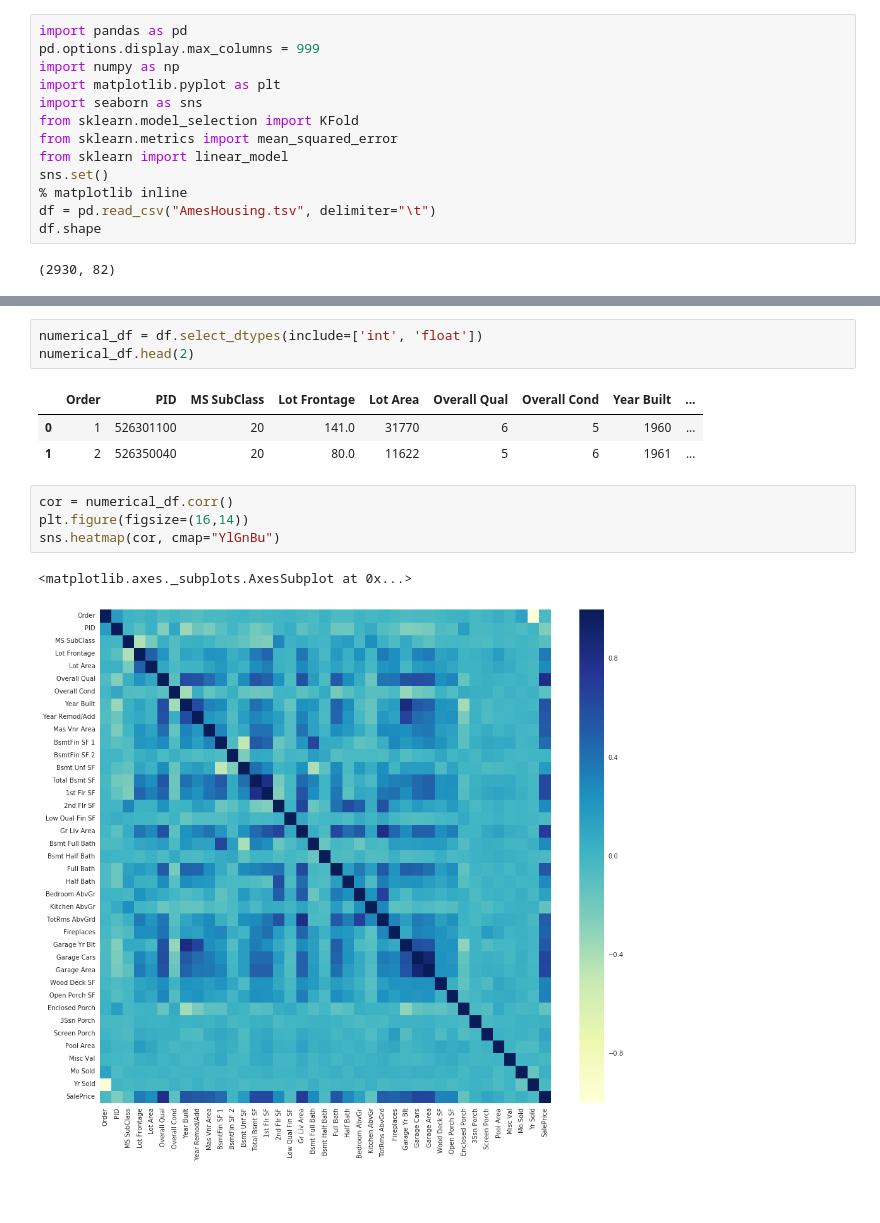
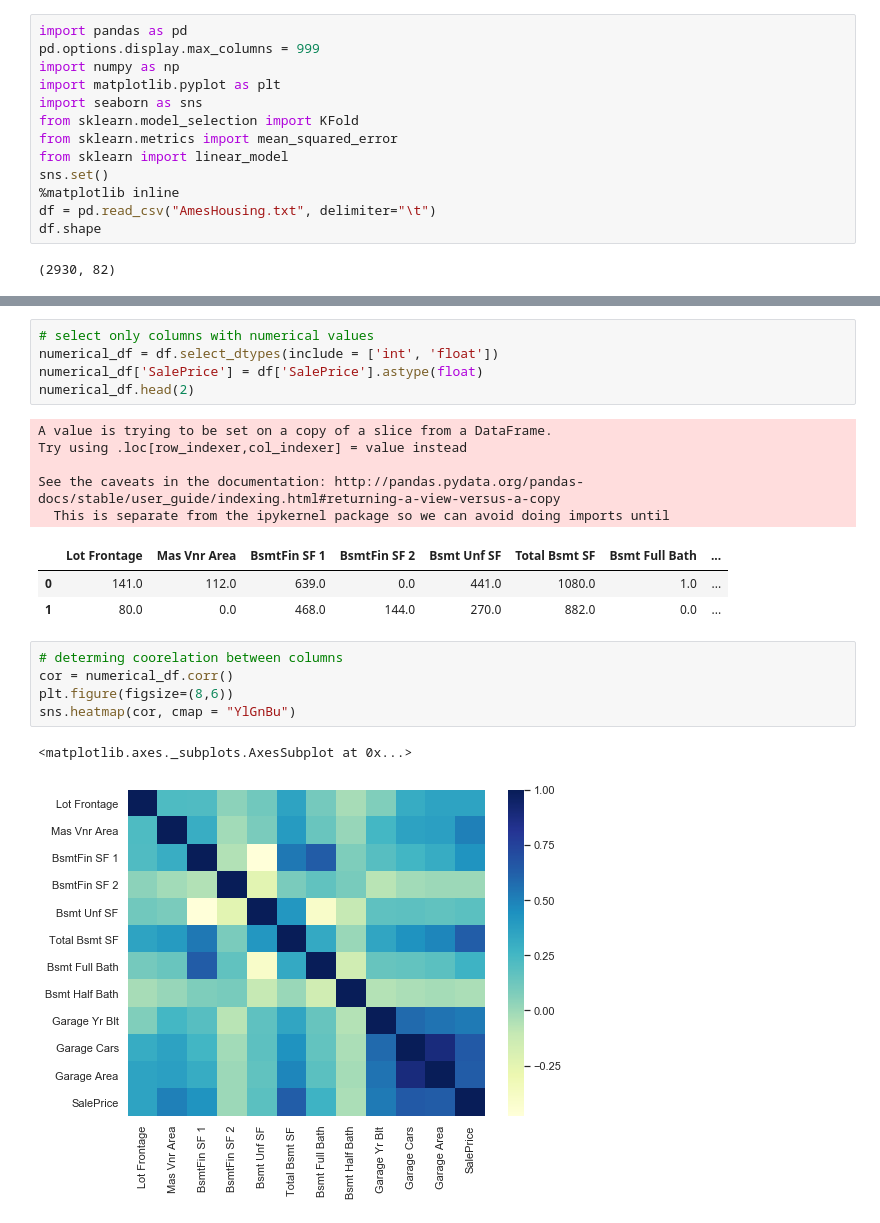
Before and after one commit to Xuehong-pdx/Machine_Learning_Side_Projects, a Jupyter notebook: predicting house sale prices using linear regression.ipynb, the cells around one changed output, grey strips where cells are left out. Saved outputs shown, nothing was run; the diff lists cells and outputs as text; blank space fills up the shorter version.

```diff
--- a/predicting house sale prices using linear regression.ipynb
+++ b/predicting house sale prices using linear regression.ipynb
@@ -11,8 +11,8 @@ from sklearn.model_selection import KFold
 from sklearn.metrics import mean_squared_error
 from sklearn import linear_model
 sns.set()
-% matplotlib inline
-df = pd.read_csv("AmesHousing.tsv", delimiter="\t")
+%matplotlib inline
+df = pd.read_csv("AmesHousing.txt", delimiter="\t")
 df.shape
 # %% [output]
 (2930, 82)
@@ -40,17 +42,25 @@ Index(['Order', 'PID', 'MS SubClass', 'MS Zoning', 'Lot Frontage', 'Lot Area',
        'Sale Condition', 'SalePrice'],
       dtype='object')
 # %%
-numerical_df = df.select_dtypes(include=['int', 'float'])
+# select only columns with numerical values
+numerical_df = df.select_dtypes(include = ['int', 'float'])
+numerical_df['SalePrice'] = df['SalePrice'].astype(float)
 numerical_df.head(2)
 # %% [output]
+A value is trying to be set on a copy of a slice from a DataFrame.
+Try using .loc[row_indexer,col_indexer] = value instead
+
+See the caveats in the documentation: http://pandas.pydata.org/pandas-docs/stable/user_guide/indexing.html#returning-a-view-versus-a-copy
+  This is separate from the ipykernel package so we can avoid doing imports until
-|  | Order | PID | MS SubClass | Lot Frontage | Lot Area | Overall Qual | Overall Cond | Year Built | ... |
-| 0 | 1 | 526301100 | 20 | 141.0 | 31770 | 6 | 5 | 1960 | ... |
-| 1 | 2 | 526350040 | 20 | 80.0 | 11622 | 5 | 6 | 1961 | ... |
+|  | Lot Frontage | Mas Vnr Area | BsmtFin SF 1 | BsmtFin SF 2 | Bsmt Unf SF | Total Bsmt SF | Bsmt Full Bath | ... |
+| 0 | 141.0 | 112.0 | 639.0 | 0.0 | 441.0 | 1080.0 | 1.0 | ... |
+| 1 | 80.0 | 0.0 | 468.0 | 144.0 | 270.0 | 882.0 | 0.0 | ... |
 # %%
+# determing coorelation between columns
 cor = numerical_df.corr()
-plt.figure(figsize=(16,14))
-sns.heatmap(cor, cmap="YlGnBu")
+plt.figure(figsize=(8,6))
+sns.heatmap(cor, cmap = "YlGnBu")
 # %% [output]
 <matplotlib.axes._subplots.AxesSubplot at 0x...>
-[figure, old version]
+[figure, new version]
 # %%
```
Also changed, not shown: parts of 9 cells of this notebook.
